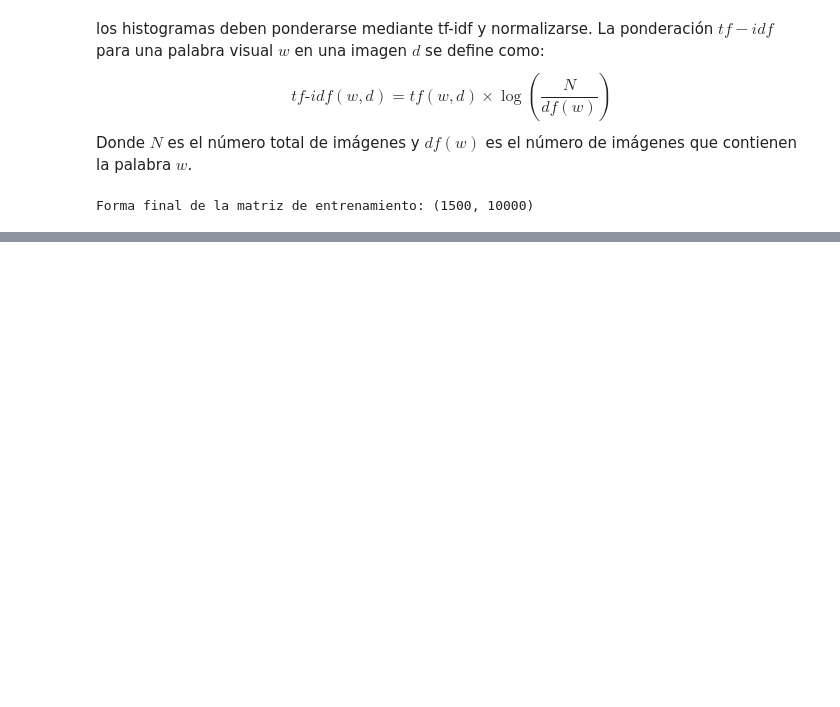
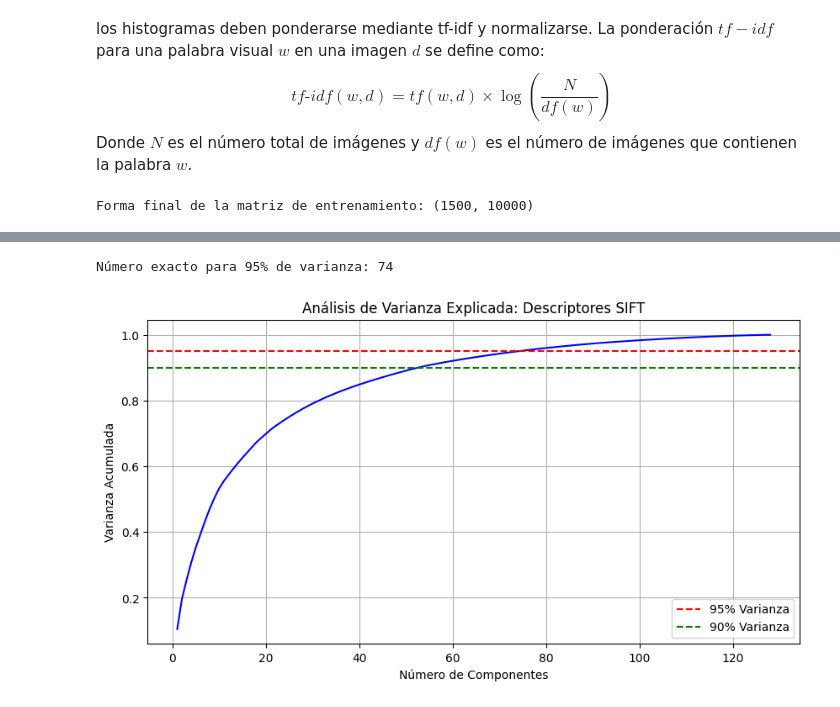
Before and after one commit to Tlacaelel97/Tarea4-AA, a Jupyter notebook: 04_01.ipynb, the cells around one changed output, grey strips where cells are left out. Drawn from its saved outputs; the diff is of its cells as text; code cells hidden in the pictures; blank space fills up the shorter version.

```diff
--- a/04_01.ipynb
+++ b/04_01.ipynb
@@ -207,0 +309,9 @@ np.save("bof_test_final.npy", bof_test)
+# %%
+# Re-generar matriz de SIFT solo para el análisis de PCA
+X_sift_temp = np.vstack(X_train).astype(np.float32)
+
+# Explorar hasta los 128 componentes originales
+varianza_sift = explorar_pca(X_sift_temp, "Descriptores SIFT", max_components=128)
+# %% [output]
+Número exacto para 95% de varianza: 74
+[figure, added]
```
Also changed, not shown: parts of 9 cells of this notebook.
